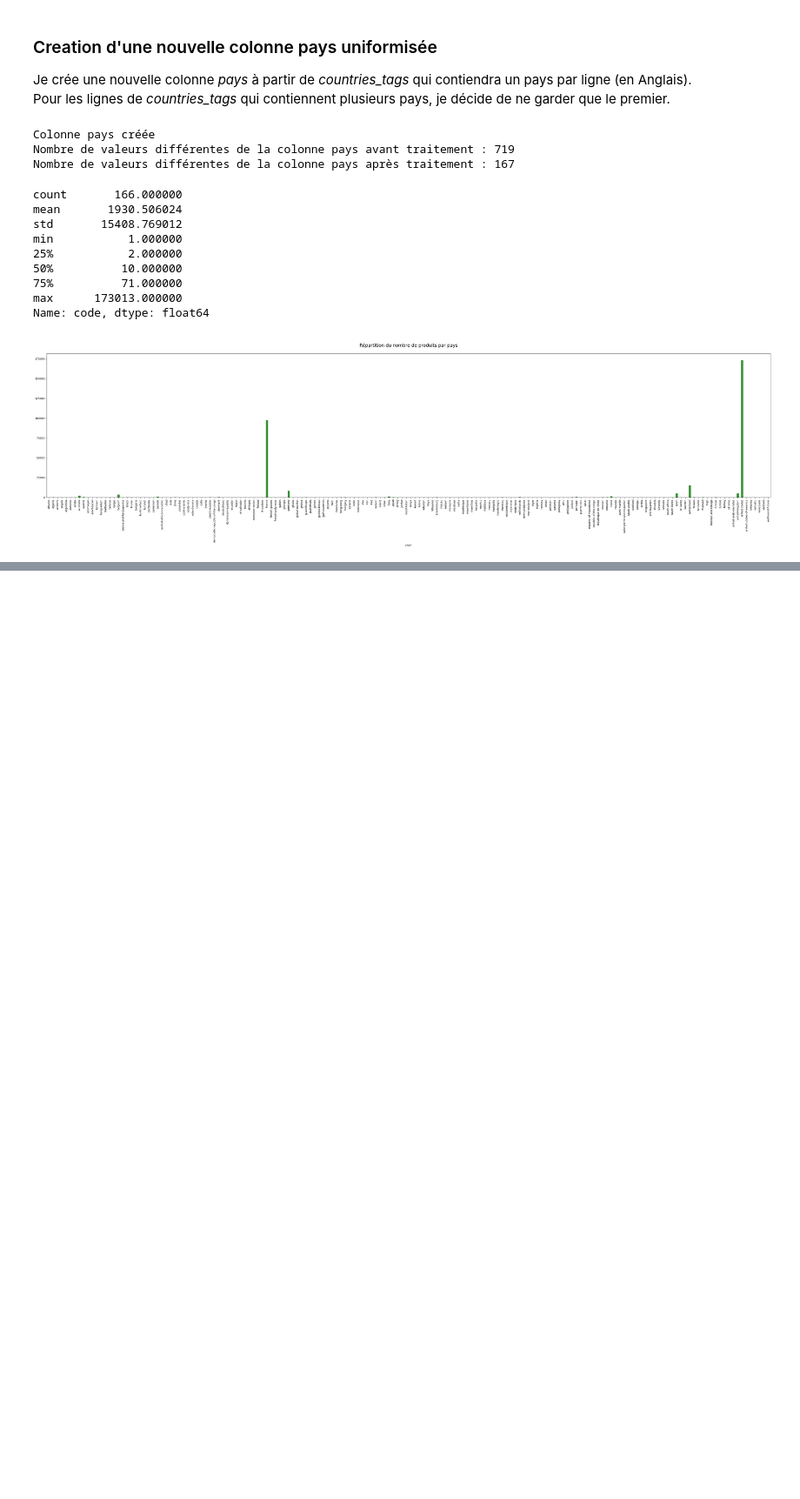
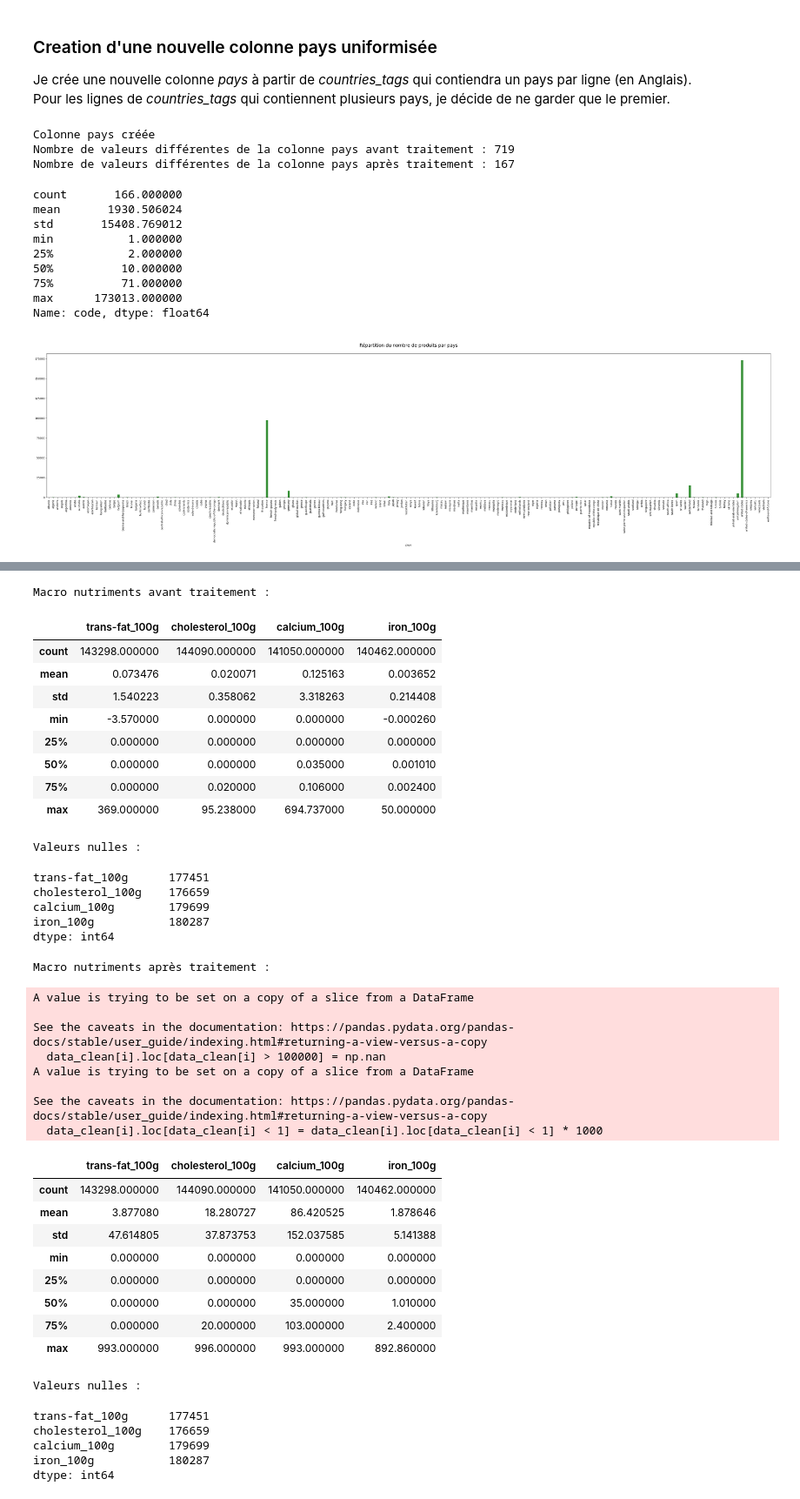
Before and after one commit to BiGHeaDMaX/Nettoyage-et-EDA, a Jupyter notebook: OCR - Projet 2 - V2.ipynb, the cells around one changed output, grey strips where cells are left out. Shown at 87% size. Drawn from its saved outputs; the diff is of its cells as text; code cells hidden in the pictures; blank space fills up the shorter version.

```diff
--- a/OCR - Projet 2 - V2.ipynb
+++ b/OCR - Projet 2 - V2.ipynb
@@ -255,3 +397,83 @@ Name: code, dtype: float64
+# %%
+# Je vais prendre toutes les colonnes finissant en '_100g'
+# y retirer la liste de macro nutriments, les vitamines + quelque colonnes spécifiques
+# Comme ça si dans un futur dataset certaines colonnes finissaient par
+# passer le filtre des colonnes vides au début, elles seraient incluses
+colonnes_100g = [x for x in data_clean.columns if  '_100g' in x]
+vitamines = [x for x in data_clean.columns if  '_100g' and 'vitamin' in x]
+a_retirer = macro_nutriments + vitamines + [
+                                            'energy_100g',
+                                            'nutrition-score-fr_100g',
+                                            'nutrition-score-uk_100g',
+                                            'water-hardness_100g'
+                                            ]
+
+micro_nutriments = [i for i in colonnes_100g if i not in a_retirer]
+
+
+print("Micro nutriments avant traitement :")
+display(data_clean[micro_nutriments].describe())
+print("Valeurs nulles :")
+display(data_clean[micro_nutriments].isnull().sum())
+
+
+# Je mets toutes les valeurs en positif
+data_clean[micro_nutriments] = data_clean[micro_nutriments].abs()
+
+# Je supprime toutes les valeurs > 100000, puisque c'est normalement des valeurs en mg pour 100g
+for i in micro_nutriments:
+    data_clean[i].loc[data_clean[i] > 100000] = np.nan
+
+# Je multiplie les valeurs < 1 (présumées exprimées en grammes) par 1000 pour les mettre en mg comme le reste
+for i in micro_nutriments:
+    data_clean[i].loc[data_clean[i] < 1] = data_clean[i].loc[data_clean[i] < 1] * 1000
+
+
+print("Micro nutriments après traitement :")
+display(data_clean[micro_nutriments].describe())
+print("Valeurs nulles :")
+display(data_clean[micro_nutriments].isnull().sum())
+# %% [output]
+Macro nutriments avant traitement :
+|  | trans-fat_100g | cholesterol_100g | calcium_100g | iron_100g |
+| count | 143298.000000 | 144090.000000 | 141050.000000 | 140462.000000 |
+| mean | 0.073476 | 0.020071 | 0.125163 | 0.003652 |
+| std | 1.540223 | 0.358062 | 3.318263 | 0.214408 |
+| min | -3.570000 | 0.000000 | 0.000000 | -0.000260 |
+| 25% | 0.000000 | 0.000000 | 0.000000 | 0.000000 |
+| 50% | 0.000000 | 0.000000 | 0.035000 | 0.001010 |
+| 75% | 0.000000 | 0.020000 | 0.106000 | 0.002400 |
+| max | 369.000000 | 95.238000 | 694.737000 | 50.000000 |
+Valeurs nulles :
+trans-fat_100g      177451
+cholesterol_100g    176659
+calcium_100g        179699
+iron_100g           180287
+dtype: int64
+Macro nutriments après traitement :
+A value is trying to be set on a copy of a slice from a DataFrame
+
+See the caveats in the documentation: https://pandas.pydata.org/pandas-docs/stable/user_guide/indexing.html#returning-a-view-versus-a-copy
+  data_clean[i].loc[data_clean[i] > 100000] = np.nan
+A value is trying to be set on a copy of a slice from a DataFrame
+
+See the caveats in the documentation: https://pandas.pydata.org/pandas-docs/stable/user_guide/indexing.html#returning-a-view-versus-a-copy
+  data_clean[i].loc[data_clean[i] < 1] = data_clean[i].loc[data_clean[i] < 1] * 1000
+|  | trans-fat_100g | cholesterol_100g | calcium_100g | iron_100g |
+| count | 143298.000000 | 144090.000000 | 141050.000000 | 140462.000000 |
+| mean | 3.877080 | 18.280727 | 86.420525 | 1.878646 |
+| std | 47.614805 | 37.873753 | 152.037585 | 5.141388 |
+| min | 0.000000 | 0.000000 | 0.000000 | 0.000000 |
+| 25% | 0.000000 | 0.000000 | 0.000000 | 0.000000 |
+| 50% | 0.000000 | 0.000000 | 35.000000 | 1.010000 |
+| 75% | 0.000000 | 20.000000 | 103.000000 | 2.400000 |
+| max | 993.000000 | 996.000000 | 993.000000 | 892.860000 |
+Valeurs nulles :
+trans-fat_100g      177451
+cholesterol_100g    176659
+calcium_100g        179699
+iron_100g           180287
+dtype: int64
 # %%
 colonnes_incompletes = data_clean.isna().mean()
 
```
Also changed, not shown: parts of 23 cells of this notebook.
